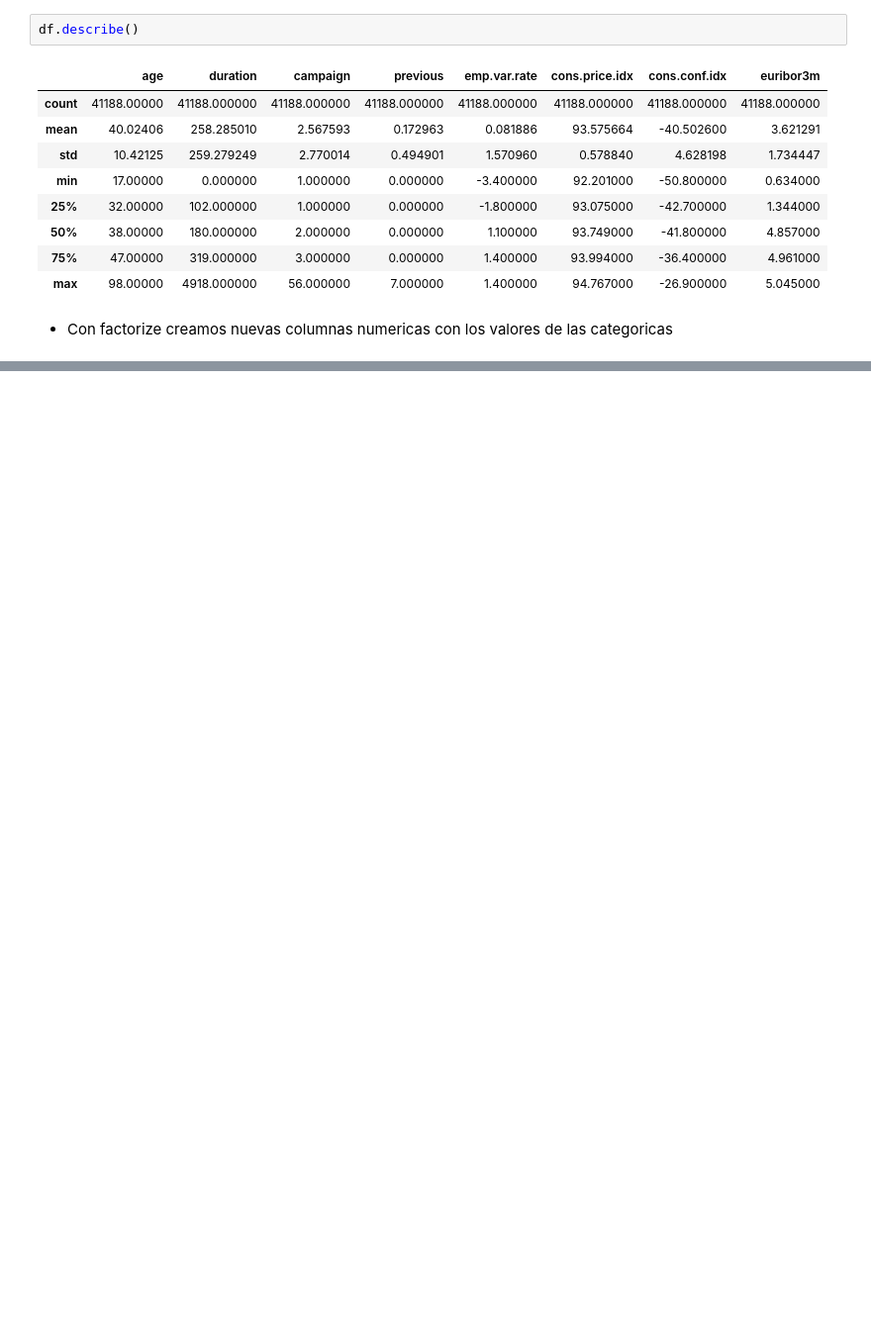
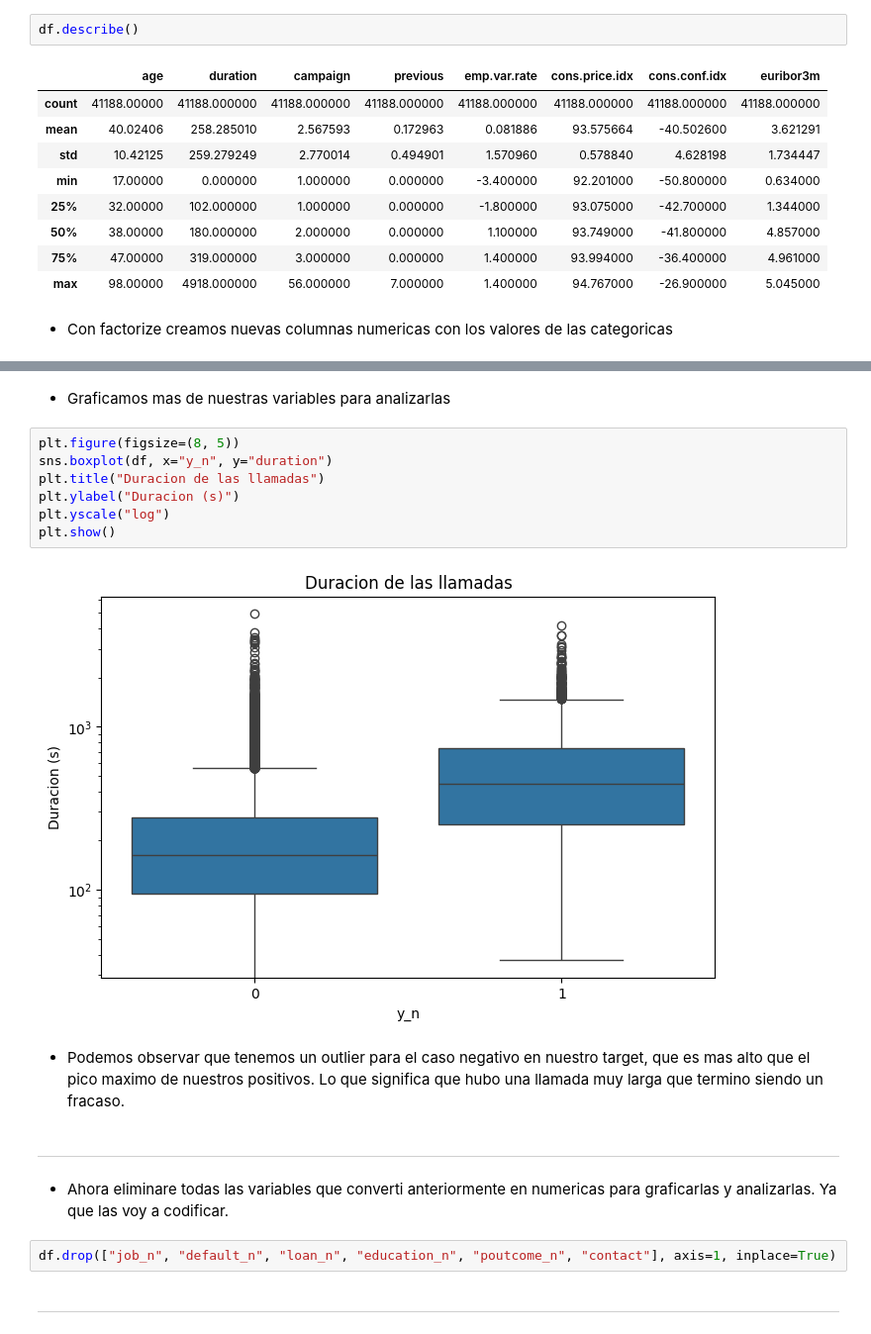
Before and after one commit to 4GeeksAcademy/Emiliano0041-IntroML, a Jupyter notebook: src/01-logistic-regression.ipynb, the cells around one changed output, grey strips where cells are left out. Shown at 99% size. Drawn from its saved outputs; the diff is of its cells as text; blank space fills up the shorter version.

```diff
--- a/src/01-logistic-regression.ipynb
+++ b/src/01-logistic-regression.ipynb
@@ -172,0 +189,21 @@ sns.heatmap(df[["y_n", "marital_n", "job_n", "age", "default_n", "loan_n", "dura
+# %% [markdown]
+- Graficamos mas de nuestras variables para analizarlas
+# %%
+plt.figure(figsize=(8, 5))
+sns.boxplot(df, x="y_n", y="duration")
+plt.title("Duracion de las llamadas")
+plt.ylabel("Duracion (s)")
+plt.yscale("log")
+plt.show()
+# %% [output]
+[figure, added]
+# %% [markdown]
+- Podemos observar que tenemos un outlier para el caso negativo en nuestro target, que es mas alto que el pico maximo de nuestros positivos. Lo que significa que hubo una llamada muy larga que termino siendo un fracaso.
+# %% [markdown]
+---
+# %% [markdown]
+- Ahora eliminare todas las variables que converti anteriormente en numericas para graficarlas y analizarlas. Ya que las voy a codificar.
+# %%
+df.drop(["job_n", "default_n", "loan_n", "education_n", "poutcome_n", "contact"], axis=1, inplace=True)
+# %% [markdown]
+---
```
Also changed, not shown: parts of 26 cells of this notebook.
